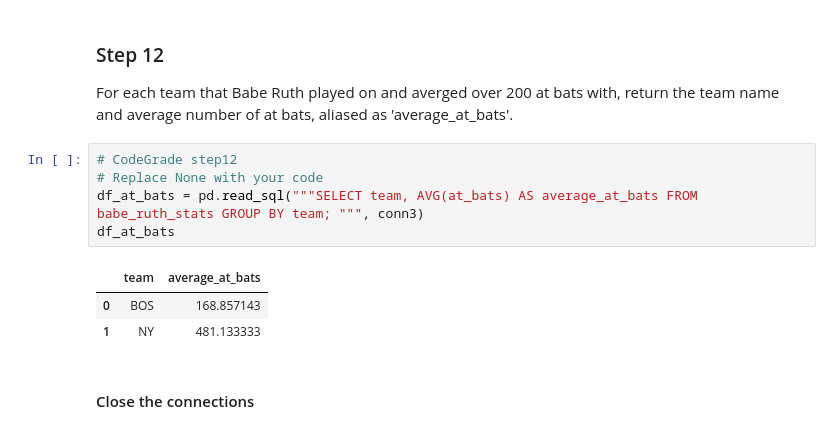
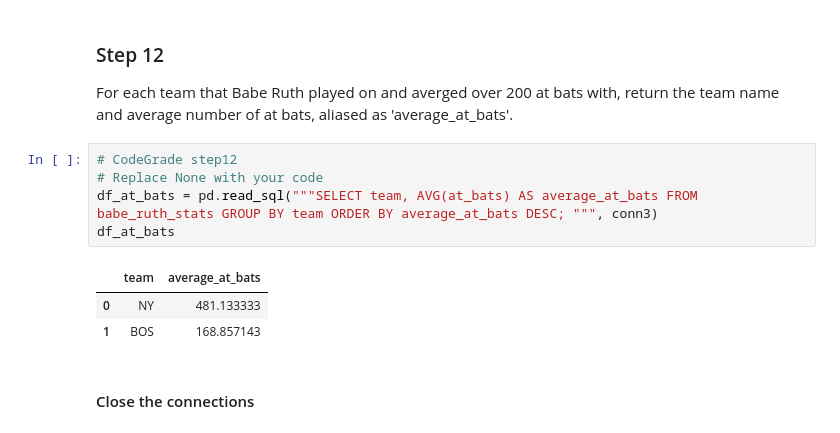
Before and after one commit to chepchiengemmans/SQLQueries, a Jupyter notebook: SQLFilterOrderGroupLab.ipynb, the cells around one changed output. Saved outputs shown, nothing was run; the diff lists cells and outputs as text.

```diff
--- a/SQLFilterOrderGroupLab.ipynb
+++ b/SQLFilterOrderGroupLab.ipynb
@@ -271,12 +273,12 @@ For each team that Babe Ruth played on and averged over 200 at bats with, return
 # %%
 # CodeGrade step12
 # Replace None with your code
-df_at_bats = pd.read_sql("""SELECT team, AVG(at_bats) AS average_at_bats FROM babe_ruth_stats GROUP BY team; """, conn3)
+df_at_bats = pd.read_sql("""SELECT team, AVG(at_bats) AS average_at_bats FROM babe_ruth_stats GROUP BY team ORDER BY average_at_bats DESC; """, conn3)
 df_at_bats
 # %% [output]
 |  | team | average_at_bats |
-| 0 | BOS | 168.857143 |
-| 1 | NY | 481.133333 |
+| 0 | NY | 481.133333 |
+| 1 | BOS | 168.857143 |
 # %% [markdown]
 #### Close the connections
 # %%
```
Also changed, not shown: parts of 1 cell of this notebook, 1 other file.
